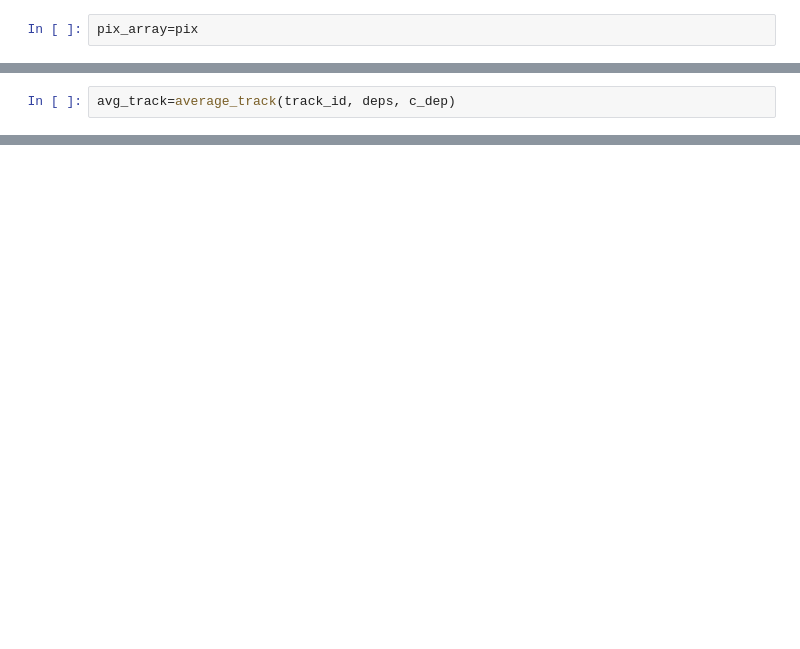
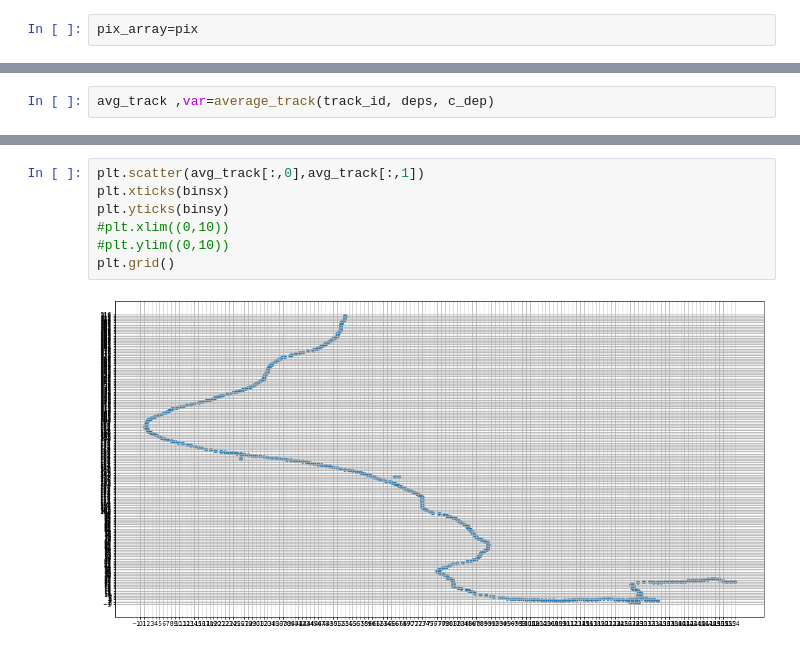
Before and after one commit to harryxni/detector_sim, a Jupyter notebook: analysis/reconstruction.ipynb, the cells around one changed output, grey strips where cells are left out. Cells and saved outputs as stored; diff of their text form; blank space fills up the shorter version.

```diff
--- a/analysis/reconstruction.ipynb
+++ b/analysis/reconstruction.ipynb
@@ -173,5 +248,5 @@ branch found 3 2
 # %%
-avg_track=average_track(track_id, deps, c_dep)
+avg_track ,var=average_track(track_id, deps, c_dep)
 # %%
 x_new=[]
 y_new=[]
@@ -237,0 +279,9 @@ print(avg_track[:,1])
+# %%
+plt.scatter(avg_track[:,0],avg_track[:,1])
+plt.xticks(binsx)
+plt.yticks(binsy)
+#plt.xlim((0,10))
+#plt.ylim((0,10))
+plt.grid()
+# %% [output]
+[figure, added]
```
Also changed, not shown: parts of 24 cells of this notebook.
